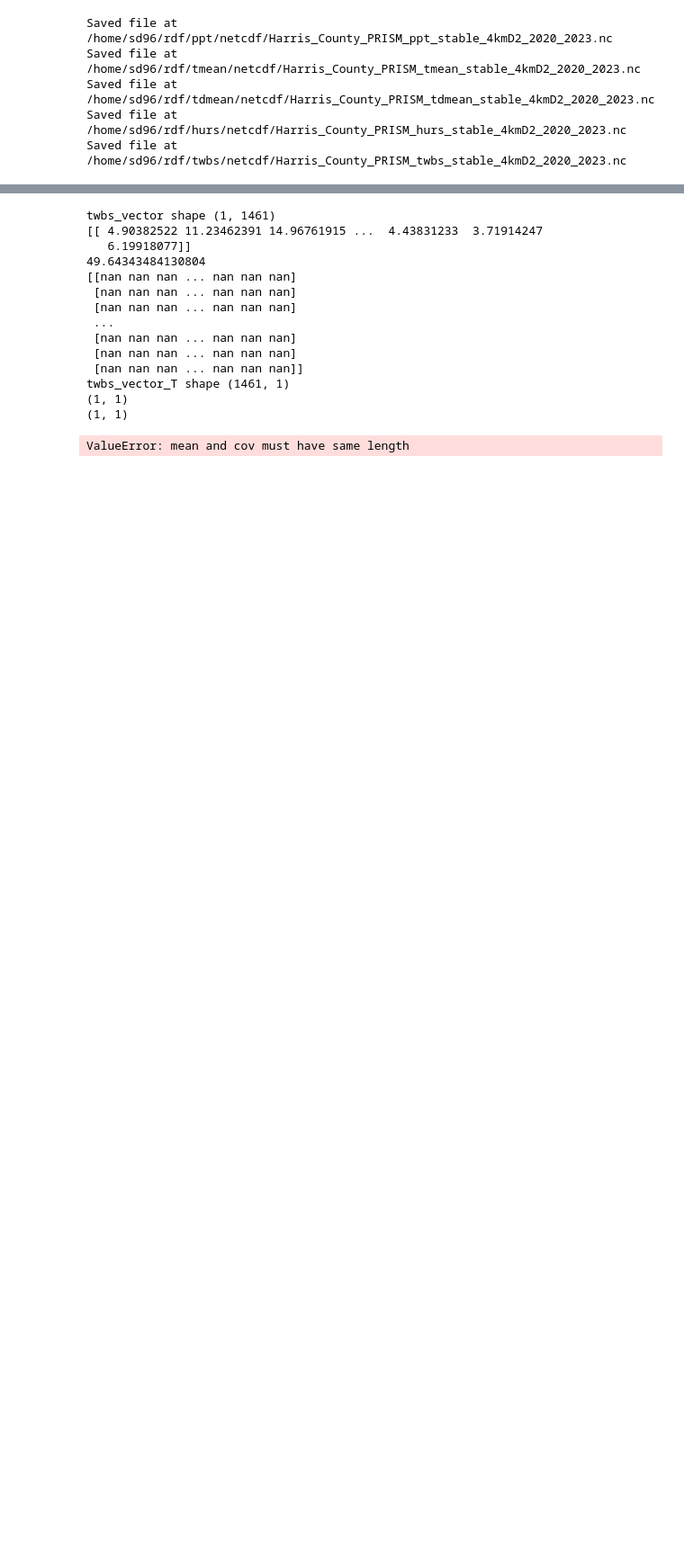
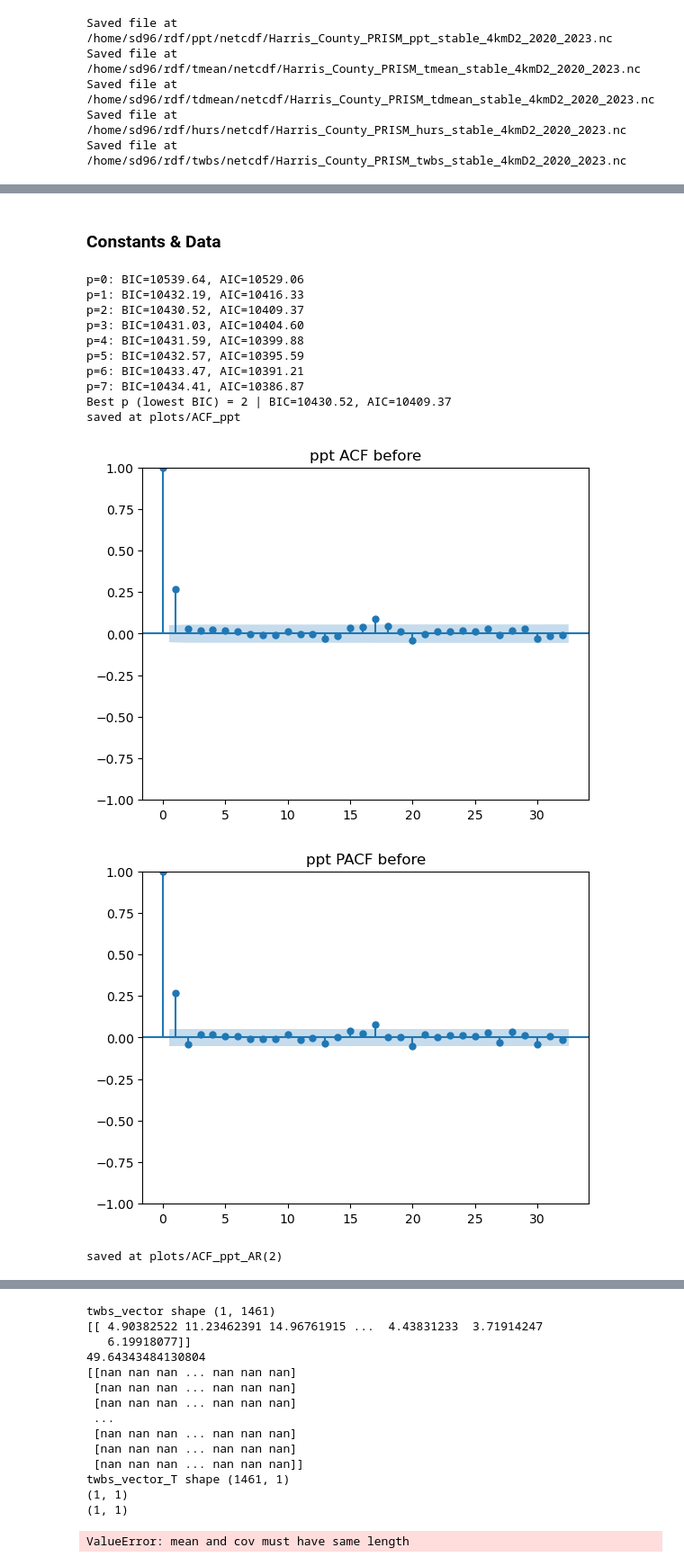
Before and after one commit to sd9616/wastewater, a Jupyter notebook: Daily_PRISM_netcdf_calc_twbs.ipynb, the cells around one changed output, grey strips where cells are left out. Shown at 90% size. Cells and saved outputs as stored; diff of their text form; code cells hidden in the pictures; blank space fills up the shorter version.

Commit message:
testing various whitening methods (AR, Detrending, Differencing, Fourier)

```diff
--- a/Daily_PRISM_netcdf_calc_twbs.ipynb
+++ b/Daily_PRISM_netcdf_calc_twbs.ipynb
@@ -1510,0 +1508,2 @@ saved at plots/ACF_twbs_AR(3)
+# %% [markdown]
+### Constants & Data
@@ -1510,0 +1549,30 @@ saved at plots/ACF_twbs_AR(3)
+# %%
+if TEST_VAR:
+    results = defaultdict(int)
+    for p in range(8):
+        whitened_weather_series, bic, aic = whiten_with_autoreg(df_var, f'{var}', lag=p, plot=False)
+        results[p] = (whitened_weather_series, bic, aic)
+
+    for p, (series, bic, aic) in results.items():
+        print(f"p={p}: BIC={bic:.2f}, AIC={aic:.2f}")
+
+    min_bic_p = min(results.items(), key=lambda item: item[1][1])
+    best_p = min_bic_p[0]
+    best_series, best_bic, best_aic = min_bic_p[1]
+    print(f"Best p (lowest BIC) = {best_p} | BIC={best_bic:.2f}, AIC={best_aic:.2f}")
+
+    whitened_weather_series, bic, aic = whiten_with_autoreg(df_var, f'{var}', lag=best_p, plot=True)
+# %% [output]
+p=0: BIC=10539.64, AIC=10529.06
+p=1: BIC=10432.19, AIC=10416.33
+p=2: BIC=10430.52, AIC=10409.37
+p=3: BIC=10431.03, AIC=10404.60
+p=4: BIC=10431.59, AIC=10399.88
+p=5: BIC=10432.57, AIC=10395.59
+p=6: BIC=10433.47, AIC=10391.21
+p=7: BIC=10434.41, AIC=10386.87
+Best p (lowest BIC) = 2 | BIC=10430.52, AIC=10409.37
+saved at plots/ACF_ppt
+[figure, added]
+[figure, added]
+saved at plots/ACF_ppt_AR(2)
```
Also changed, not shown: parts of 67 cells of this notebook, 1 other file.
